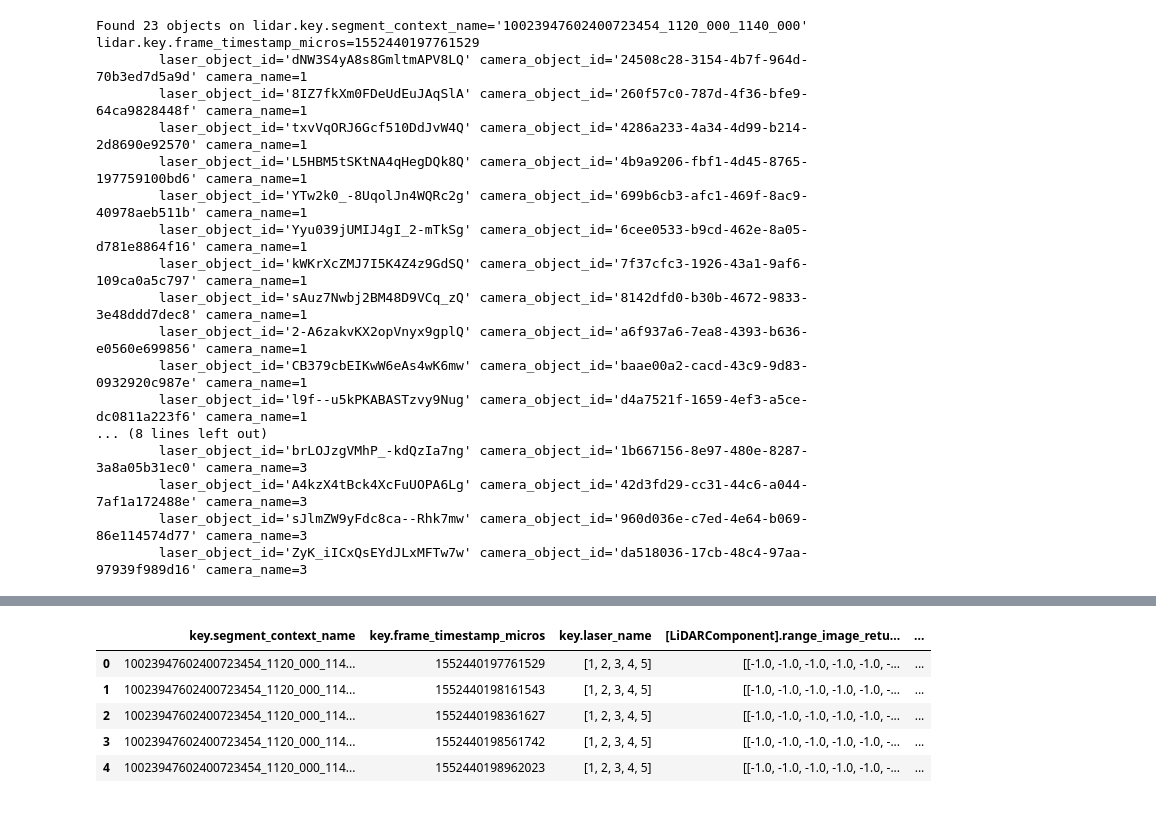
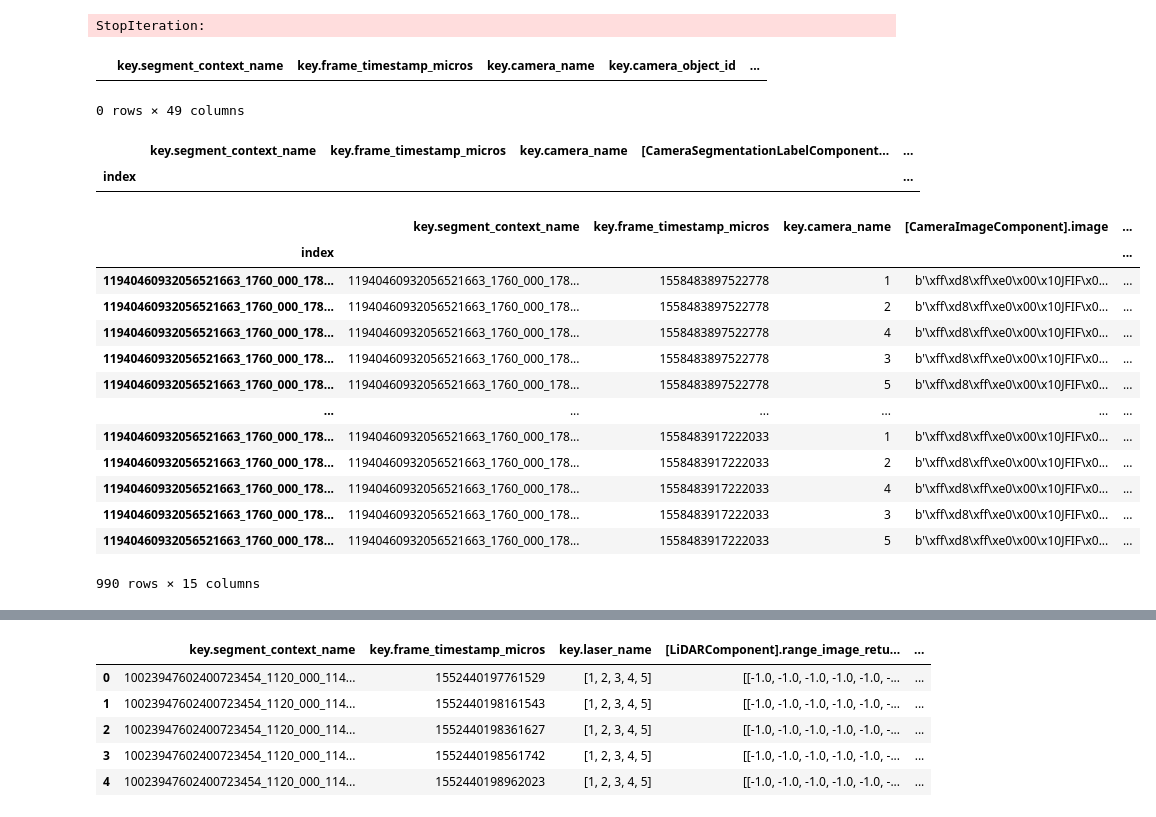
Before and after one commit to UTD-Autopilot/UncertaintyBEVMapping, a Jupyter notebook: notebooks/test_waymo.ipynb, the cells around one changed output, grey strips where cells are left out. Saved outputs shown, nothing was run; the diff lists cells and outputs as text; code cells hidden in the pictures.

```diff
--- a/notebooks/test_waymo.ipynb
+++ b/notebooks/test_waymo.ipynb
@@ -3,19 +3,24 @@ from typing import Optional
 import warnings
 # Disable annoying warnings from PyArrow using under the hood.
 warnings.simplefilter(action='ignore', category=FutureWarning)
-
+import os
 
 import tensorflow as tf
 import dask.dataframe as dd
 from waymo_open_dataset import v2
 
+# Path to the directory with all components
+dataset_dir = '../../../Datasets/waymo/waymo_open_dataset_v_2_0_1/validation'
 
-# Path to the directory with all components
-dataset_dir = '../../../Datasets/waymo/waymo_open_dataset_v_2_0_1/training'
+context_names = []
+for filename in os.listdir(os.path.join(dataset_dir, 'stats')):
+    if filename.endswith('.parquet'):
+        context_names.append(filename.split('.')[0])
 
-context_name = '10023947602400723454_1120_000_1140_000'
+# context_name = '10023947602400723454_1120_000_1140_000'
+context_name = '11940460932056521663_1760_000_1780_000'
 
-def read(tag: str) -> dd.DataFrame:
+def read(context_name, tag: str) -> dd.DataFrame:
     """Creates a Dask DataFrame for the component specified by its tag."""
     paths = tf.io.gfile.glob(f'{dataset_dir}/{tag}/{context_name}.parquet')
     return dd.read_parquet(paths)
@@ -87,13 +110,13 @@ context_name: 10023947602400723454_1120_000_1140_000 ts: 1552440215162553 camera
 #@title Sensor data with both lidar and camera boxes
 
 # Lazily read camera images and boxes
-association_df = read('camera_to_lidar_box_association')
-cam_box_df = read('camera_box')
-cam_image_df = read('camera_image')
-cam_segmentation_df = read('camera_segmentation')
-lidar_box_df = read('lidar_box')
-lidar_calibration_df = read('lidar_calibration')
-lidar_df = read('lidar')
+association_df = read(context_name, 'camera_to_lidar_box_association')
+cam_box_df = read(context_name, 'camera_box')
+cam_image_df = read(context_name, 'camera_image')
+cam_segmentation_df = read(context_name, 'camera_segmentation')
+lidar_box_df = read(context_name, 'lidar_box')
+lidar_calibration_df = read(context_name, 'lidar_calibration')
+lidar_df = read(context_name, 'lidar')
 
 
 # Combine DataFrame for individual components into a single DataFrame.
@@ -126,20 +149,31 @@ for laser_object_id, camera_object_id, camera_name in zip(
 ):
     print(f'\t{laser_object_id=} {camera_object_id=} {camera_name=}')
 # %% [output]
-Found 23 objects on lidar.key.segment_context_name='10023947602400723454_1120_000_1140_000' lidar.key.frame_timestamp_micros=1552440197761529
-        laser_object_id='dNW3S4yA8s8GmltmAPV8LQ' camera_object_id='24508c28-3154-4b7f-964d-70b3ed7d5a9d' camera_name=1
-        laser_object_id='8IZ7fkXm0FDeUdEuJAqSlA' camera_object_id='260f57c0-787d-4f36-bfe9-64ca9828448f' camera_name=1
-        laser_object_id='txvVqORJ6Gcf510DdJvW4Q' camera_object_id='4286a233-4a34-4d99-b214-2d8690e92570' camera_name=1
-        laser_object_id='L5HBM5tSKtNA4qHegDQk8Q' camera_object_id='4b9a9206-fbf1-4d45-8765-197759100bd6' camera_name=1
-        laser_object_id='YTw2k0_-8UqolJn4WQRc2g' camera_object_id='699b6cb3-afc1-469f-8ac9-40978aeb511b' camera_name=1
-        laser_object_id='Yyu039jUMIJ4gI_2-mTkSg' camera_object_id='6cee0533-b9cd-462e-8a05-d781e8864f16' camera_name=1
-        laser_object_id='kWKrXcZMJ7I5K4Z4z9GdSQ' camera_object_id='7f37cfc3-1926-43a1-9af6-109ca0a5c797' camera_name=1
-        laser_object_id='sAuz7Nwbj2BM48D9VCq_zQ' camera_object_id='8142dfd0-b30b-4672-9833-3e48ddd7dec8' camera_name=1
-        laser_object_id='2-A6zakvKX2opVnyx9gplQ' camera_object_id='a6f937a6-7ea8-4393-b636-e0560e699856' camera_name=1
-        laser_object_id='CB379cbEIKwW6eAs4wK6mw' camera_object_id='baae00a2-cacd-43c9-9d83-0932920c987e' camera_name=1
-        laser_object_id='l9f--u5kPKABASTzvy9Nug' camera_object_id='d4a7521f-1659-4ef3-a5ce-dc0811a223f6' camera_name=1
-... (8 lines left out)
-        laser_object_id='brLOJzgVMhP_-kdQzIa7ng' camera_object_id='1b667156-8e97-480e-8287-3a8a05b31ec0' camera_name=3
-        laser_object_id='A4kzX4tBck4XcFuUOPA6Lg' camera_object_id='42d3fd29-cc31-44c6-a044-7af1a172488e' camera_name=3
-        laser_object_id='sJlmZW9yFdc8ca--Rhk7mw' camera_object_id='960d036e-c7ed-4e64-b069-86e114574d77' camera_name=3
-        laser_object_id='ZyK_iICxQsEYdJLxMFTw7w' camera_object_id='da518036-17cb-48c4-97aa-97939f989d16' camera_name=3
+StopIteration:
+# %%
+obj_df.compute()
+# %% [output]
+|  | key.segment_context_name | key.frame_timestamp_micros | key.camera_name | key.camera_object_id | ... |
+0 rows × 49 columns
+# %%
+cam_segmentation_df.compute()
+# %% [output]
+|  | key.segment_context_name | key.frame_timestamp_micros | key.camera_name | [CameraSegmentationLabelComponent... | ... |
+| index |  |  |  |  | ... |
+# %%
+cam_image_df.compute()
+# %% [output]
+|  | key.segment_context_name | key.frame_timestamp_micros | key.camera_name | [CameraImageComponent].image | ... |
+| index |  |  |  |  | ... |
+| 11940460932056521663_1760_000_178... | 11940460932056521663_1760_000_178... | 1558483897522778 | 1 | b'\xff\xd8\xff\xe0\x00\x10JFIF\x0... | ... |
+| 11940460932056521663_1760_000_178... | 11940460932056521663_1760_000_178... | 1558483897522778 | 2 | b'\xff\xd8\xff\xe0\x00\x10JFIF\x0... | ... |
+| 11940460932056521663_1760_000_178... | 11940460932056521663_1760_000_178... | 1558483897522778 | 4 | b'\xff\xd8\xff\xe0\x00\x10JFIF\x0... | ... |
+| 11940460932056521663_1760_000_178... | 11940460932056521663_1760_000_178... | 1558483897522778 | 3 | b'\xff\xd8\xff\xe0\x00\x10JFIF\x0... | ... |
+| 11940460932056521663_1760_000_178... | 11940460932056521663_1760_000_178... | 1558483897522778 | 5 | b'\xff\xd8\xff\xe0\x00\x10JFIF\x0... | ... |
+| ... | ... | ... | ... | ... | ... |
+| 11940460932056521663_1760_000_178... | 11940460932056521663_1760_000_178... | 1558483917222033 | 1 | b'\xff\xd8\xff\xe0\x00\x10JFIF\x0... | ... |
+| 11940460932056521663_1760_000_178... | 11940460932056521663_1760_000_178... | 1558483917222033 | 2 | b'\xff\xd8\xff\xe0\x00\x10JFIF\x0... | ... |
+| 11940460932056521663_1760_000_178... | 11940460932056521663_1760_000_178... | 1558483917222033 | 4 | b'\xff\xd8\xff\xe0\x00\x10JFIF\x0... | ... |
+| 11940460932056521663_1760_000_178... | 11940460932056521663_1760_000_178... | 1558483917222033 | 3 | b'\xff\xd8\xff\xe0\x00\x10JFIF\x0... | ... |
+| 11940460932056521663_1760_000_178... | 11940460932056521663_1760_000_178... | 1558483917222033 | 5 | b'\xff\xd8\xff\xe0\x00\x10JFIF\x0... | ... |
+990 rows × 15 columns
```
Also changed, not shown: parts of 5 cells of this notebook, 26 other files.
